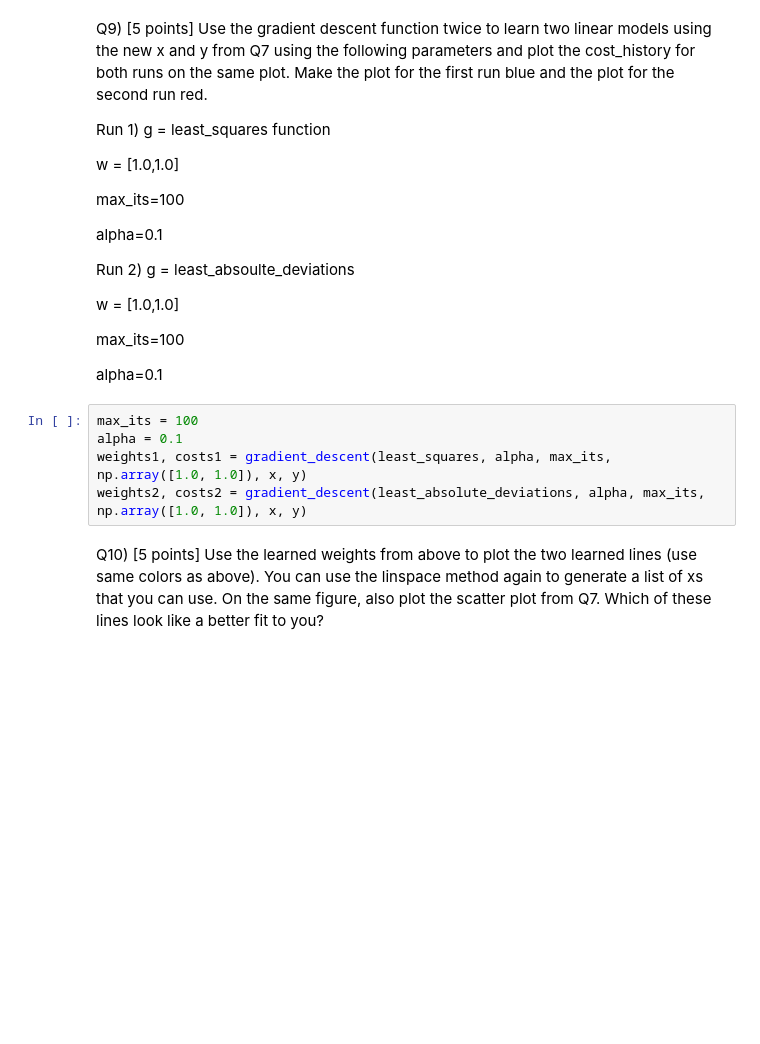
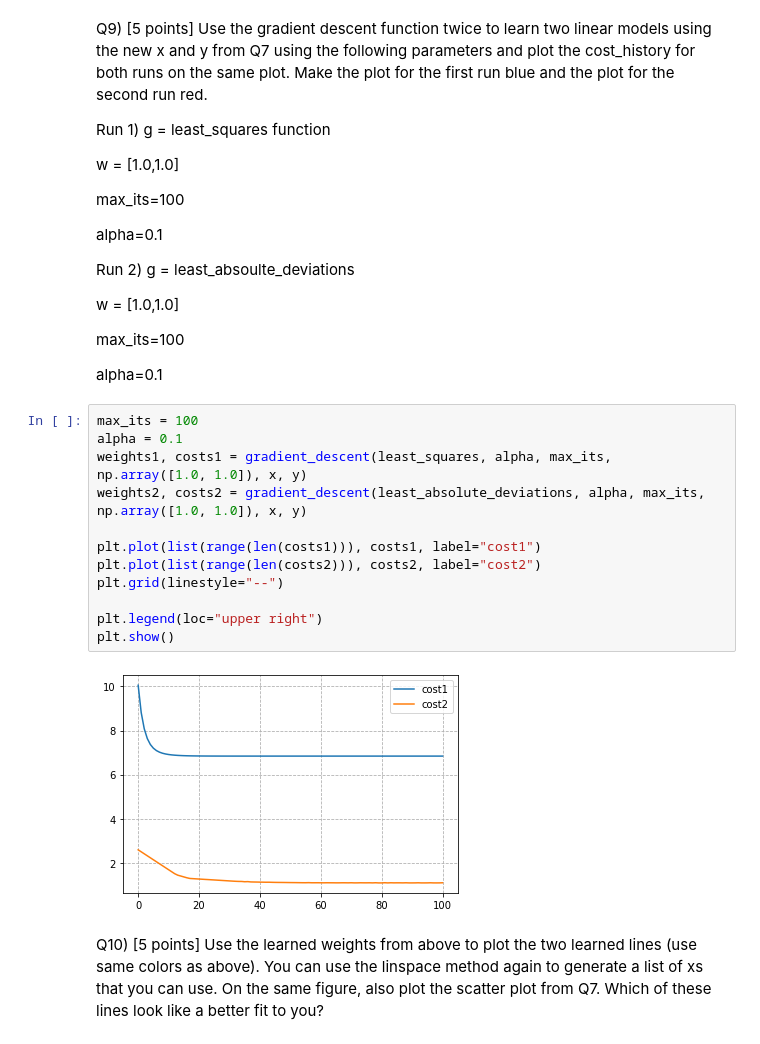
Before and after one commit to lostflux/machine-learning, a Jupyter notebook: HW2/HW2.ipynb, the cells around one changed output. Cells and saved outputs as stored; diff of their text form; blank space fills up the shorter version.

```diff
--- a/HW2/HW2.ipynb
+++ b/HW2/HW2.ipynb
@@ -179,8 +179,17 @@ alpha=0.1
 # %%
 max_its = 100
 alpha = 0.1
 weights1, costs1 = gradient_descent(least_squares, alpha, max_its, np.array([1.0, 1.0]), x, y)
 weights2, costs2 = gradient_descent(least_absolute_deviations, alpha, max_its, np.array([1.0, 1.0]), x, y)
+
+plt.plot(list(range(len(costs1))), costs1, label="cost1")
+plt.plot(list(range(len(costs2))), costs2, label="cost2")
+plt.grid(linestyle="--")
+
+plt.legend(loc="upper right")
+plt.show()
+# %% [output]
+[figure, added]
 # %% [markdown]
 Q10) [5 points] Use the learned weights from above to plot the two learned lines (use same colors as above). You can use the linspace method again to generate a list of xs that you can use. On the same figure, also plot the scatter plot from Q7. Which of these lines look like a better fit to you?
 # %%
```
Also changed, not shown: parts of 2 cells of this notebook.
